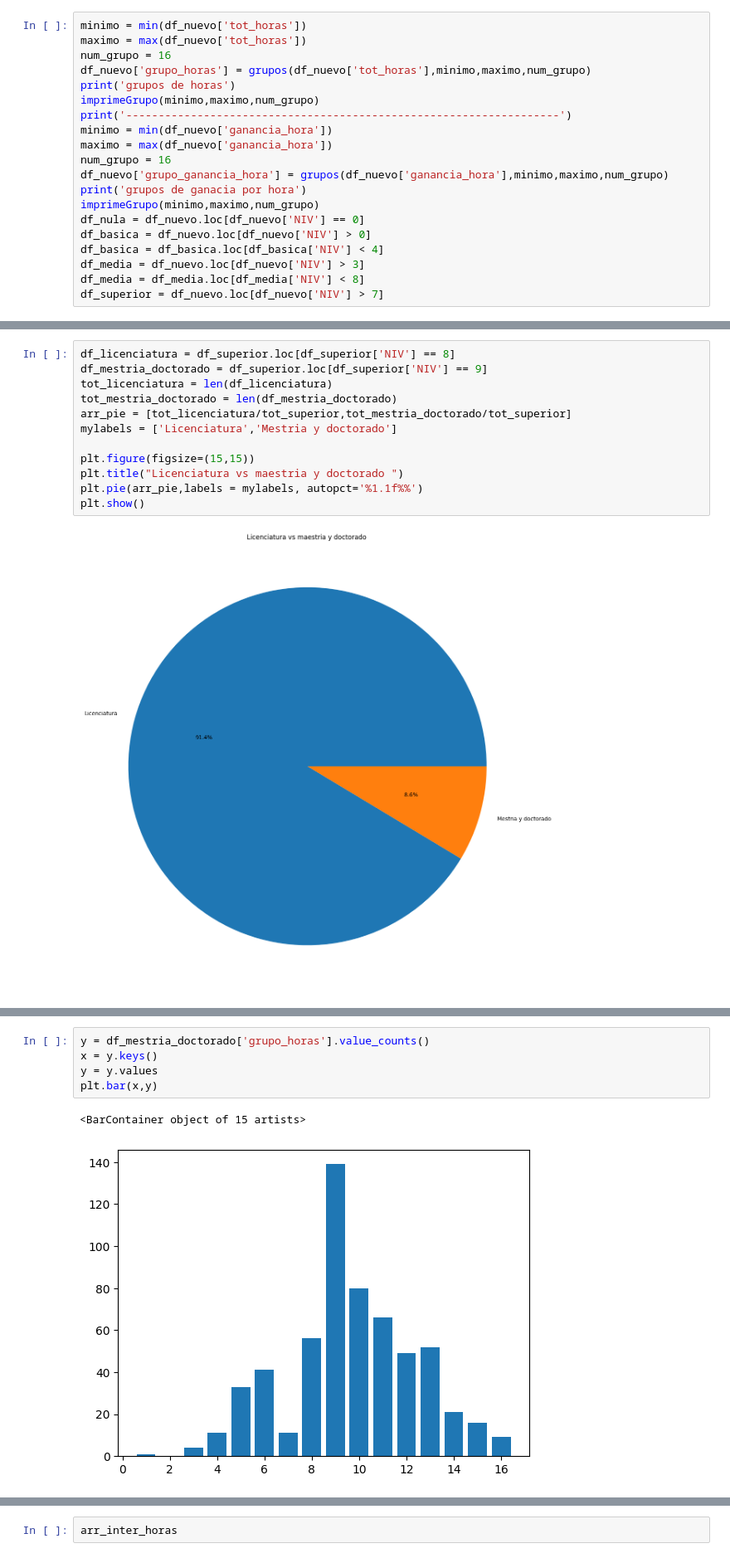
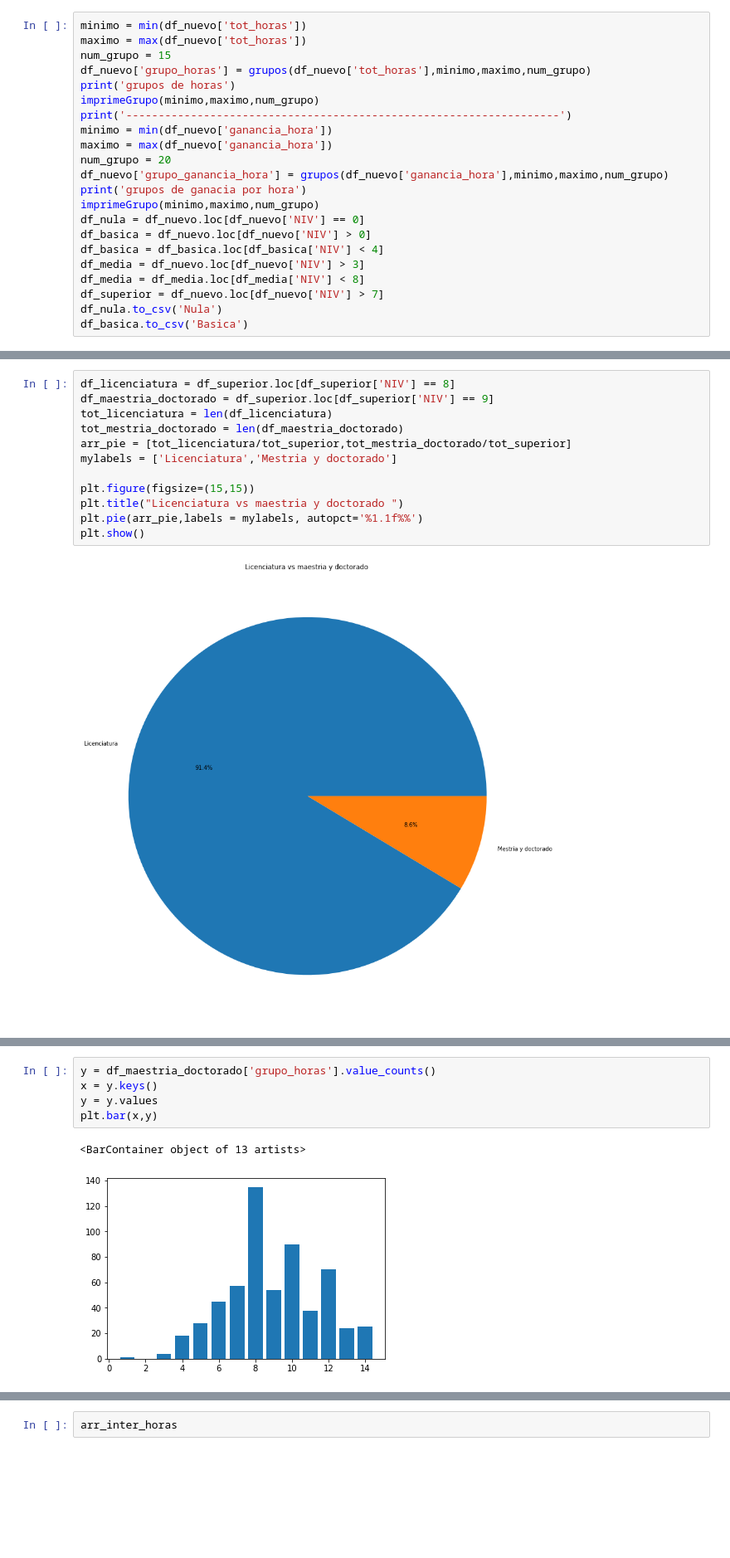
Before and after one commit to mTrujillf/inferencia, a Jupyter notebook: inferencia3.ipynb, the cells around one changed output, grey strips where cells are left out. Shown at 83% size. Drawn from its saved outputs; the diff is of its cells as text; blank space fills up the shorter version.

```diff
--- a/inferencia3.ipynb
+++ b/inferencia3.ipynb
@@ -186,14 +188,14 @@ Separar la poblacion en niveles educativos (NIV)
 # %%
 minimo = min(df_nuevo['tot_horas'])
 maximo = max(df_nuevo['tot_horas'])
-num_grupo = 16
+num_grupo = 15
 df_nuevo['grupo_horas'] = grupos(df_nuevo['tot_horas'],minimo,maximo,num_grupo)
 print('grupos de horas')
 imprimeGrupo(minimo,maximo,num_grupo)
 print('-------------------------------------------------------------------')
 minimo = min(df_nuevo['ganancia_hora'])
 maximo = max(df_nuevo['ganancia_hora'])
-num_grupo = 16
+num_grupo = 20
 df_nuevo['grupo_ganancia_hora'] = grupos(df_nuevo['ganancia_hora'],minimo,maximo,num_grupo)
 print('grupos de ganacia por hora')
 imprimeGrupo(minimo,maximo,num_grupo)
@@ -203,5 +205,7 @@ df_basica = df_basica.loc[df_basica['NIV'] < 4]
 df_media = df_nuevo.loc[df_nuevo['NIV'] > 3]
 df_media = df_media.loc[df_media['NIV'] < 8]
 df_superior = df_nuevo.loc[df_nuevo['NIV'] > 7]
+df_nula.to_csv('Nula')
+df_basica.to_csv('Basica')
 # %% [output]
 grupos de horas
@@ -324,9 +329,9 @@ arr_inter_pago_hora
 Licenciatura vs maestria y doctorado
 # %%
 df_licenciatura = df_superior.loc[df_superior['NIV'] == 8]
-df_mestria_doctorado = df_superior.loc[df_superior['NIV'] == 9]
+df_maestria_doctorado = df_superior.loc[df_superior['NIV'] == 9]
 tot_licenciatura = len(df_licenciatura)
-tot_mestria_doctorado = len(df_mestria_doctorado)
+tot_mestria_doctorado = len(df_maestria_doctorado)
 arr_pie = [tot_licenciatura/tot_superior,tot_mestria_doctorado/tot_superior]
 mylabels = ['Licenciatura','Mestria y doctorado']
 
@@ -355,9 +360,9 @@ plt.bar(x,y)
 # %%
-y = df_mestria_doctorado['grupo_horas'].value_counts()
+y = df_maestria_doctorado['grupo_horas'].value_counts()
 x = y.keys()
 y = y.values
 plt.bar(x,y)
 # %% [output]
-<BarContainer object of 15 artists>
+<BarContainer object of 13 artists>
-[figure, old version]
+[figure, new version]
 # %%
```
Also changed, not shown: parts of 30 cells of this notebook.
